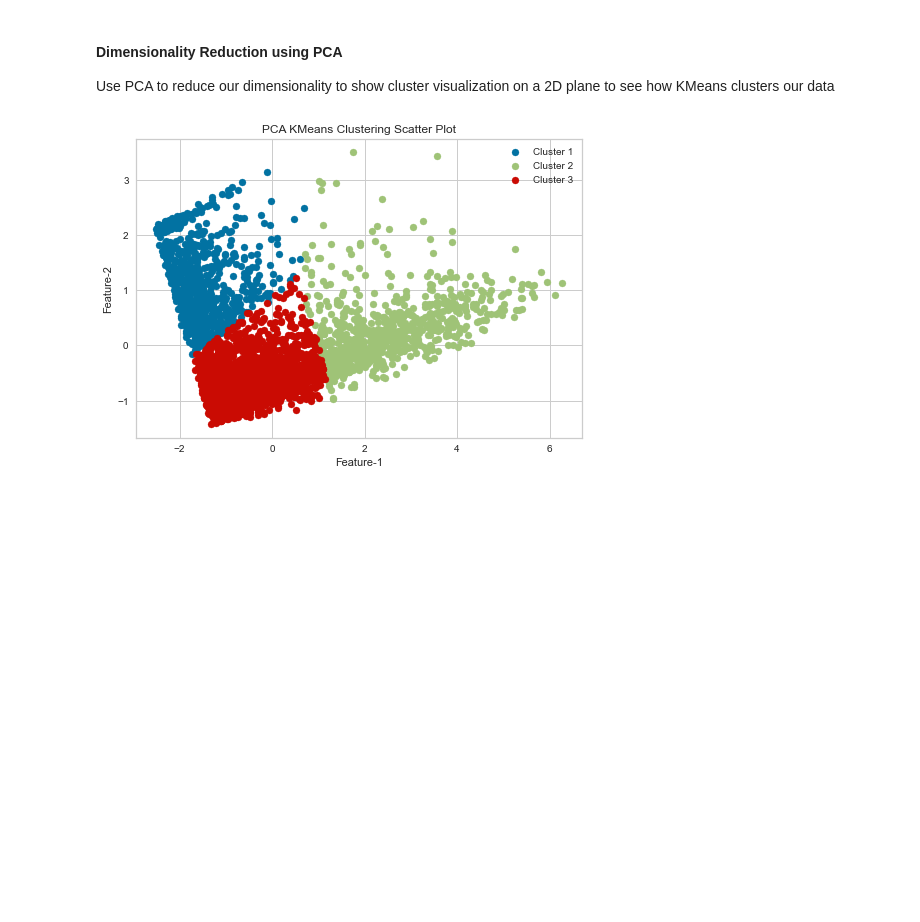
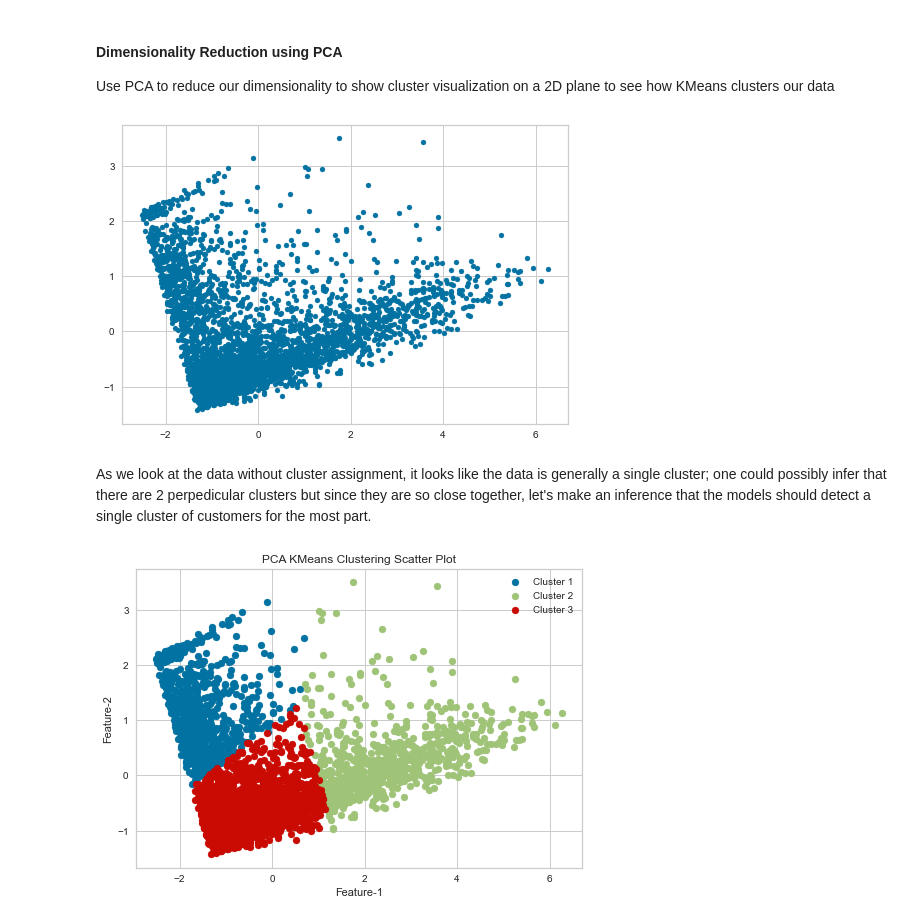
Before and after one commit to Lwhieldon/OnlineRetailCustomerSegmentation, a Jupyter notebook: summaryreport.ipynb, the cells around one changed output. Cells and saved outputs as stored; diff of their text form; code cells hidden in the pictures; blank space fills up the shorter version.

```diff
--- a/summaryreport.ipynb
+++ b/summaryreport.ipynb
@@ -358,4 +358,15 @@ cl_labels_k = k_means.labels_
 #### Dimensionality Reduction using PCA
 
 Use PCA to reduce our dimensionality to show cluster visualization on a 2D plane to see how KMeans clusters our data
+# %%
+from sklearn.decomposition import PCA
+pca = PCA(n_components=2)
+
+X_pca = pca.fit_transform(X_scaled)
+
+plt.scatter(X_pca[:, 0], X_pca[:, 1], s = 25);
+# %% [output]
+[figure, added]
+# %% [markdown]
+As we look at the data without cluster assignment, it looks like the data is generally a single cluster; one could possibly infer that there are 2 perpedicular clusters but since they are so close together, let's make an inference that the models should detect a single cluster of customers for the most part.
 # %%
```
Also changed, not shown: parts of 11 cells of this notebook, 3 other files.
